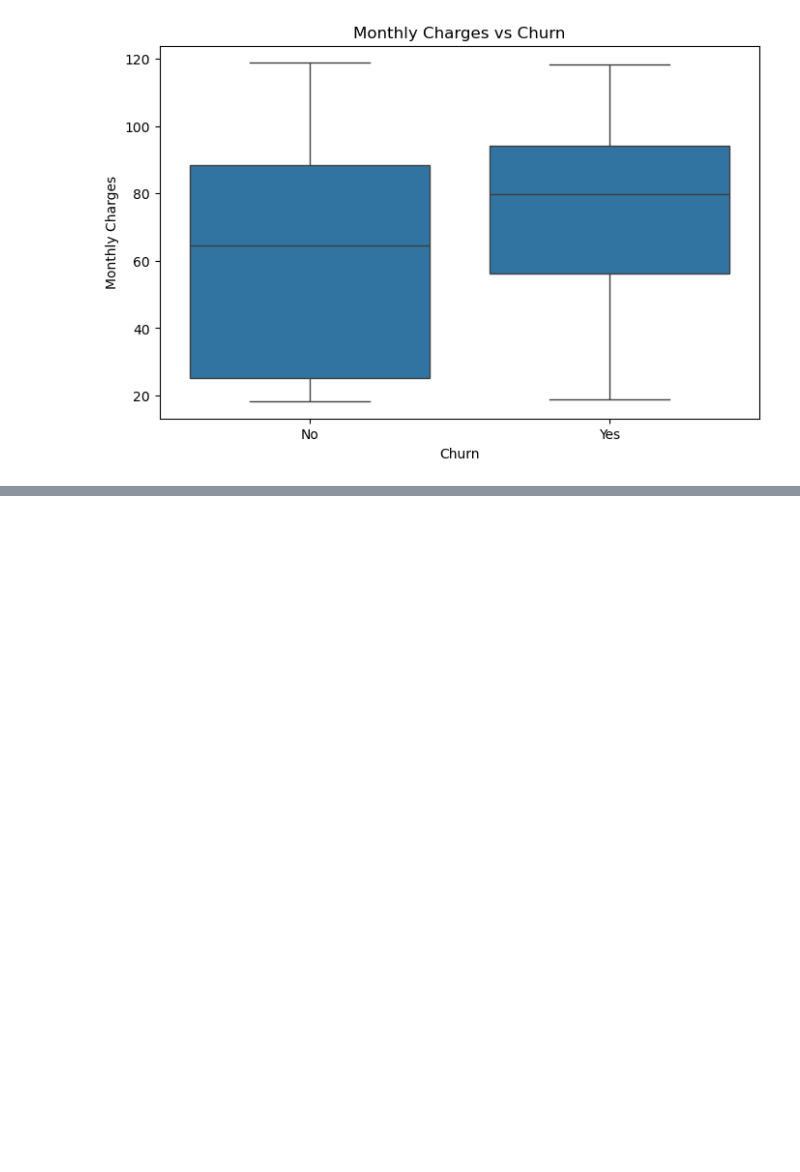
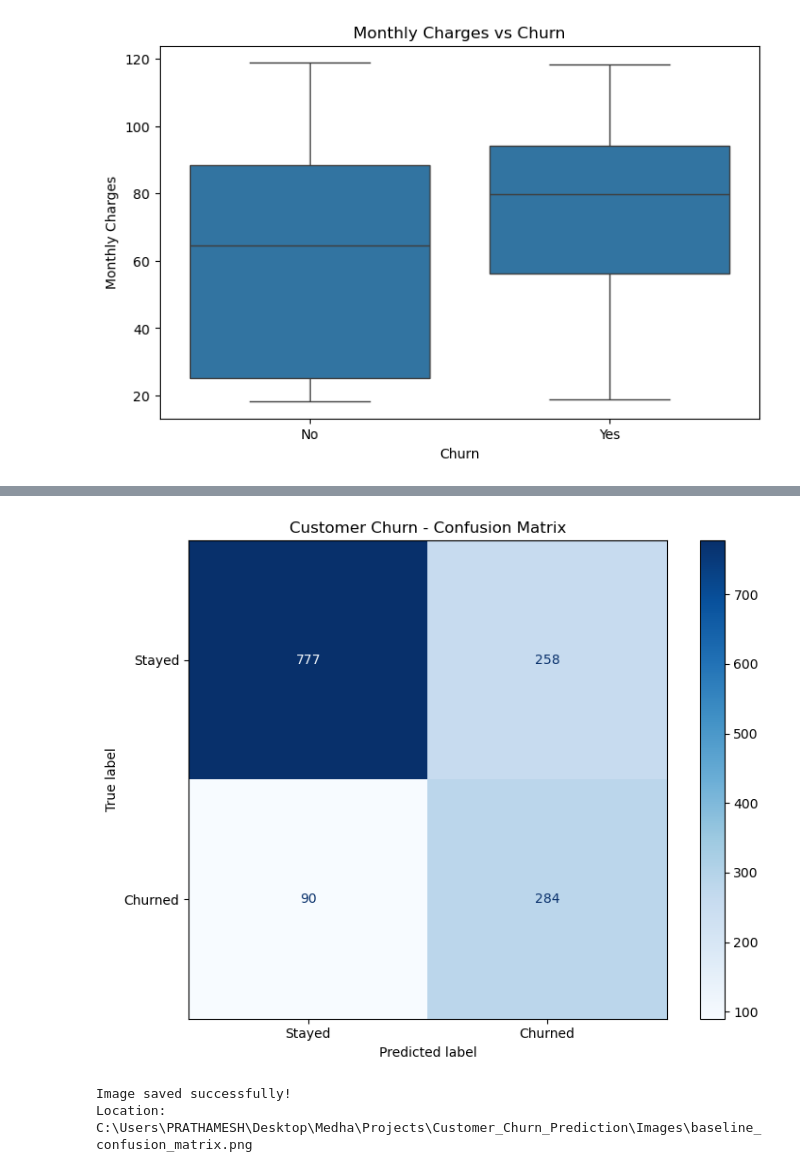
Before and after one commit to Medhanw/Customer_Churn_Prediction, a Jupyter notebook: Customer_Churn_Prediction.ipynb, the cells around one changed output, grey strips where cells are left out. Saved outputs shown, nothing was run; the diff lists cells and outputs as text; code cells hidden in the pictures; blank space fills up the shorter version.

```diff
--- a/Customer_Churn_Prediction.ipynb
+++ b/Customer_Churn_Prediction.ipynb
@@ -525,0 +646,20 @@ plt.show()
+# %%
+
+# Generate predictions
+y_pred = baseline_model.predict(X_test)
+
+# Generate churn probabilities
+y_prob = baseline_model.predict_proba(X_test)[:, 1]
+
+# Calculate evaluation metrics
+print("BASELINE MODEL PERFORMANCE")
+print("-" * 40)
+
+print("Accuracy:", accuracy_score(y_test, y_pred))
+print("Precision:", precision_score(y_test, y_pred))
+print("Recall:", recall_score(y_test, y_pred))
+print("F1 Score:", f1_score(y_test, y_pred))
+print("ROC-AUC:", roc_auc_score(y_test, y_prob))
+
+print("\nClassification Report:")
+print(classification_report(y_test, y_pred))
@@ -525,0 +688,42 @@ plt.show()
+# %%
+import os
+import matplotlib.pyplot as plt
+from sklearn.metrics import ConfusionMatrixDisplay
+
+# Create Images folder if it doesn't exist
+os.makedirs("Images", exist_ok=True)
+
+# Generate confusion matrix again
+fig, ax = plt.subplots(figsize=(8, 6))
+
+ConfusionMatrixDisplay.from_predictions(
+    y_test,
+    y_pred,
+    display_labels=["Stayed", "Churned"],
+    cmap="Blues",
+    values_format="d",
+    ax=ax
+)
+
+ax.set_title("Customer Churn - Confusion Matrix")
+
+plt.tight_layout()
+
+# SAVE BEFORE SHOWING
+plt.savefig(
+    "Images/baseline_confusion_matrix.png",
+    dpi=300,
+    bbox_inches="tight",
+    facecolor="white"
+)
+
+plt.show()
+
+print("Image saved successfully!")
+print("Location:", os.path.abspath(
+    "Images/baseline_confusion_matrix.png"
+))
+# %% [output]
+[figure, added]
+Image saved successfully!
+Location: C:\Users\PRATHAMESH\Desktop\Medha\Projects\Customer_Churn_Prediction\Images\baseline_confusion_matrix.png
```
Also changed, not shown: parts of 40 cells of this notebook.
